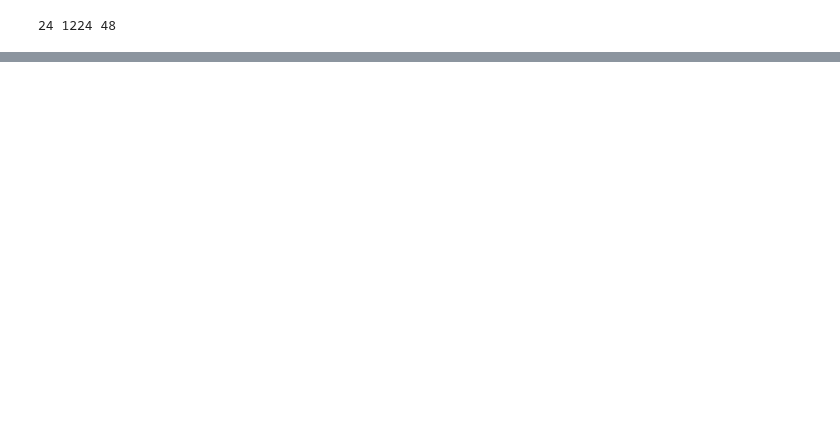
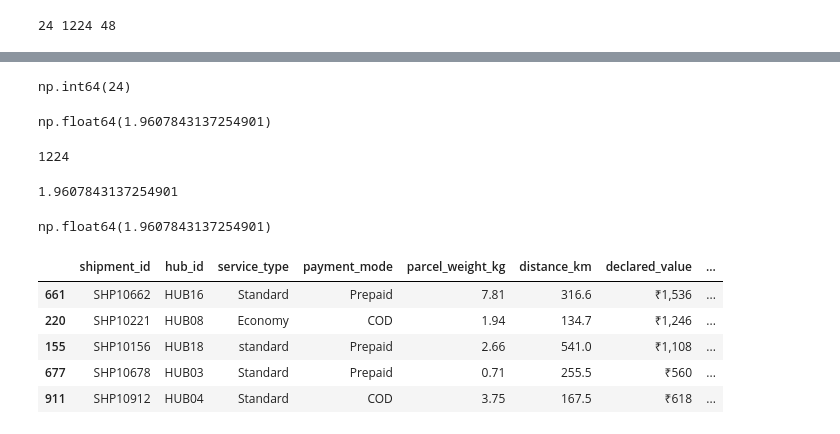
Before and after one commit to Priya2508G/Form-Validation, a Jupyter notebook: IITR_Capstone_Project.ipynb, the cells around one changed output, grey strips where cells are left out. Drawn from its saved outputs; the diff is of its cells as text; code cells hidden in the pictures; blank space fills up the shorter version.

```diff
--- a/IITR_Capstone_Project.ipynb
+++ b/IITR_Capstone_Project.ipynb
@@ -109,0 +210,29 @@ if __name__ == "__main__":
+# %%
+raw_ship_df.duplicated().sum()
+# %% [output]
+np.int64(24)
+# %%
+raw_ship_df.duplicated().sum()*100/len(raw_ship_df)
+# %% [output]
+np.float64(1.9607843137254901)
+# %%
+len(raw_ship_df)
+# %% [output]
+1224
+# %%
+24*100/1224
+# %% [output]
+1.9607843137254901
+# %%
+raw_ship_df.duplicated().mean()*100
+# %% [output]
+np.float64(1.9607843137254901)
+# %%
+raw_ship_df.sample(5, random_state = 42)
+# %% [output]
+|  | shipment_id | hub_id | service_type | payment_mode | parcel_weight_kg | distance_km | declared_value | ... |
+| 661 | SHP10662 | HUB16 | Standard | Prepaid | 7.81 | 316.6 | ₹1,536 | ... |
+| 220 | SHP10221 | HUB08 | Economy | COD | 1.94 | 134.7 | ₹1,246 | ... |
+| 155 | SHP10156 | HUB18 | standard | Prepaid | 2.66 | 541.0 | ₹1,108 | ... |
+| 677 | SHP10678 | HUB03 | Standard | Prepaid | 0.71 | 255.5 | ₹560 | ... |
+| 911 | SHP10912 | HUB04 | Standard | COD | 3.75 | 167.5 | ₹618 | ... |
```
Also changed, not shown: parts of 35 cells of this notebook.
